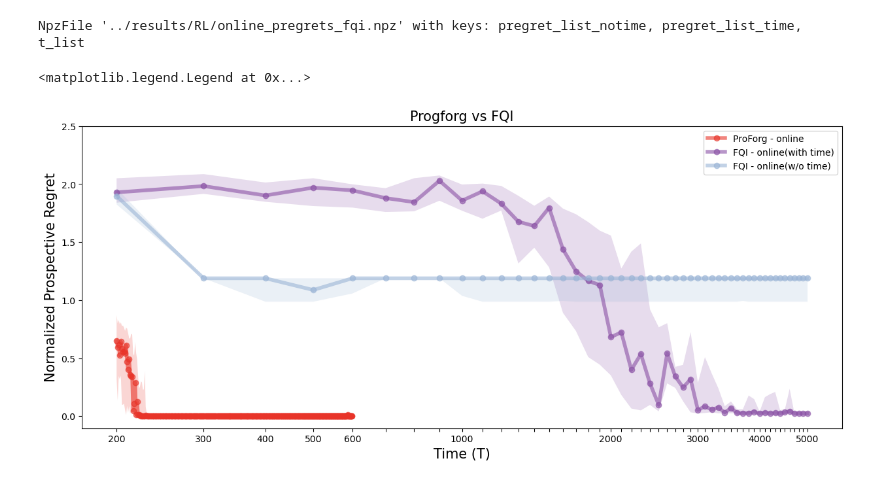
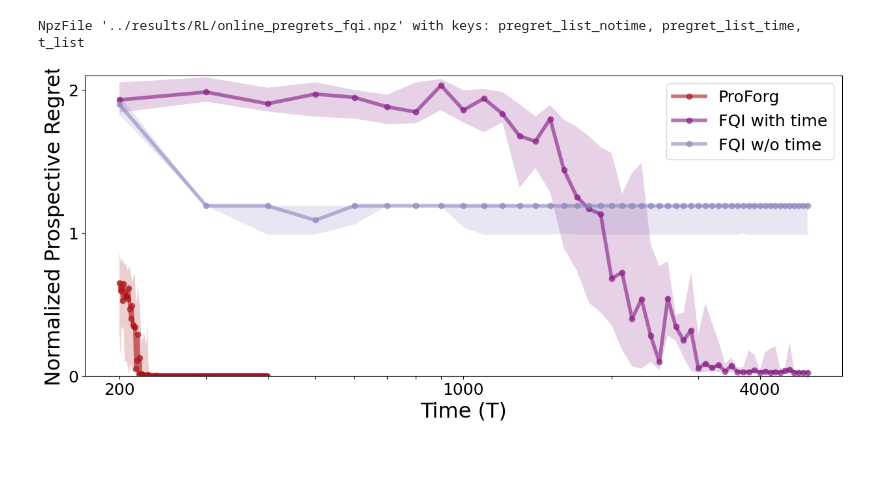
Before and after one commit to neurodata/ProspectiveForaging, a Jupyter notebook: notebooks/fig1_new.ipynb, the cells around one changed output. Saved outputs shown, nothing was run; the diff lists cells and outputs as text; code cells hidden in the pictures; blank space fills up the shorter version.

```diff
--- a/notebooks/fig1_new.ipynb
+++ b/notebooks/fig1_new.ipynb
@@ -48,10 +48,10 @@ NpzFile '../results/RL/online_pregrets_fqi.npz' with keys: pregret_list_notime,
 plt.figure(figsize=(15, 6))
 
 linewidth = 4
-fontsize = 15
-pvafm_df_offline, pafm_df, pvafm_df_online = get_close_colors("Reds", start = 0.25, delta = 0.2 , n = 3)
+fontsize = 23
+pvafm_df_offline, pafm_df, _, pvafm_df_online = get_close_colors("Reds", start = 0.25, delta = 0.2 , n = 4)
 pafm_nn, pafm_nn_opt = get_close_colors("GnBu", start=0.8, delta=0.25,n = 2)
-rl_fqi_notime,rl_fqi_time = get_close_colors("BuPu", start=0.4, delta=0.3,n = 2)
+rl_fqi_notime,rl_fqi_time = get_close_colors("BuPu", start=0.55, delta=0.3,n = 2)
 rl_tql,_ = get_close_colors("Greens", start=0.6, delta=0.5,n = 2)
 colors = {"PAFM_RF_online": pvafm_df_online,
           "PAFM_RF_offline":pvafm_df_offline,
@@ -63,45 +63,43 @@ colors = {"PAFM_RF_online": pvafm_df_online,
           "RL_TQL":rl_tql
           }
 
-Ts_online = np.arange(200,600,1)
+Ts_online = np.arange(200,400,1)
 median = np.median(PREGRETS_DF_arr, axis=0)
 q25  = np.nanpercentile(PREGRETS_DF_arr, 25, axis=0)
 q75  = np.nanpercentile(PREGRETS_DF_arr, 75, axis=0)
-plt.plot(Ts_online, median,color=colors["PAFM_RF_online"], lw = linewidth,marker='o',alpha = 0.6,label = 'ProForg - online')
-plt.fill_between(Ts_online, q25, q75, color=colors["PAFM_RF_online"], alpha=0.20, edgecolor="none")
+plt.plot(Ts_online, median[:200],color=colors["PAFM_RF_online"], lw = linewidth,marker='o',alpha = 0.6,label = 'ProForg')
+plt.fill_between(Ts_online, q25[:200], q75[:200], color=colors["PAFM_RF_online"], alpha=0.20, edgecolor="none")
 
 # median = np.median(PREGRETS_random_DF_arr, axis=0)
 # q25  = np.nanpercentile(PREGRETS_random_DF_arr, 25, axis=0)
 # q75  = np.nanpercentile(PREGRETS_random_DF_arr, 75, axis=0)
 # plt.plot(Ts_online, median,color=colors["PAFM_RF_offline"], lw = linewidth,marker='o',alpha = 0.3,label = 'ProForg - I - DF - offline')
 # plt.fill_between(Ts_online, q25, q75, color=colors["PAFM_RF_offline"], alpha=0.20, edgecolor="none")
 
 
 median = np.median(PREGRETS_RL_arr, axis=0)
 q25  = np.nanpercentile(PREGRETS_RL_arr, 25, axis=0)
 q75  = np.nanpercentile(PREGRETS_RL_arr, 75, axis=0)
-plt.plot(Ts_RL[1:], median[1:],color=colors["RL_FQI_time"], lw = linewidth,marker='o',alpha = 0.6,label = 'FQI - online(with time)')
+plt.plot(Ts_RL[1:], median[1:],color=colors["RL_FQI_time"], lw = linewidth,marker='o',alpha = 0.6,label = 'FQI with time')
 plt.fill_between(Ts_RL[1:], q25[1:], q75[1:], color=colors["RL_FQI_time"], alpha=0.20, edgecolor="none")
 
 median = np.median(PREGRETS_random_RL_arr, axis=0)
 q25  = np.nanpercentile(PREGRETS_random_RL_arr, 25, axis=0)
 q75  = np.nanpercentile(PREGRETS_random_RL_arr, 75, axis=0)
-plt.plot(Ts_RL[1:], median[1:],color=colors["RL_FQI_notime"], lw = linewidth,marker='o',alpha = 0.6,label = 'FQI - online(w/o time)')
+plt.plot(Ts_RL[1:], median[1:],color=colors["RL_FQI_notime"], lw = linewidth,marker='o',alpha = 0.6,label = 'FQI w/o time')
 plt.fill_between(Ts_RL[1:], q25[1:], q75[1:], color=colors["RL_FQI_notime"], alpha=0.20, edgecolor="none")
-
 plt.xscale('log')
 
-plt.xticks([200,500,1000,2500,5000])
-xticks = Ts_RL[1:]
-xticklabels = [str(v) if v in [200,300,400,500,600,1000,2000,3000,4000,5000] else ""   # hide every 2nd label
+xticks = [i for i in np.arange(200,1000,100)]+[i for i in np.arange(1000,5000,1000)]
+xticklabels = [str(v) if v in [200,1000,4000] else ""   # hide every 2nd label
                for i, v in enumerate(xticks)]
 plt.xticks(xticks, labels=xticklabels,fontsize = fontsize-5)
-
-plt.yticks([0,0.5,1,1.5,2,2.5],fontsize = fontsize-5)
+plt.ylim([0,2.1])
+plt.yticks([0,1,2],fontsize = fontsize-5)
 plt.xlabel("Time (T)",fontsize = fontsize)
 plt.ylabel("Normalized Prospective Regret", fontsize = fontsize)
-plt.title('Progforg vs FQI',fontsize = fontsize)
-plt.legend()
+# plt.title('Proforg vs FQI',fontsize = fontsize)
+plt.legend(fontsize = fontsize-5)
+plt.savefig('ProForg_FQI.png')
 # %% [output]
-<matplotlib.legend.Legend at 0x...>
-[figure, old version]
+[figure, new version]
```
Also changed, not shown: 9 other files.
